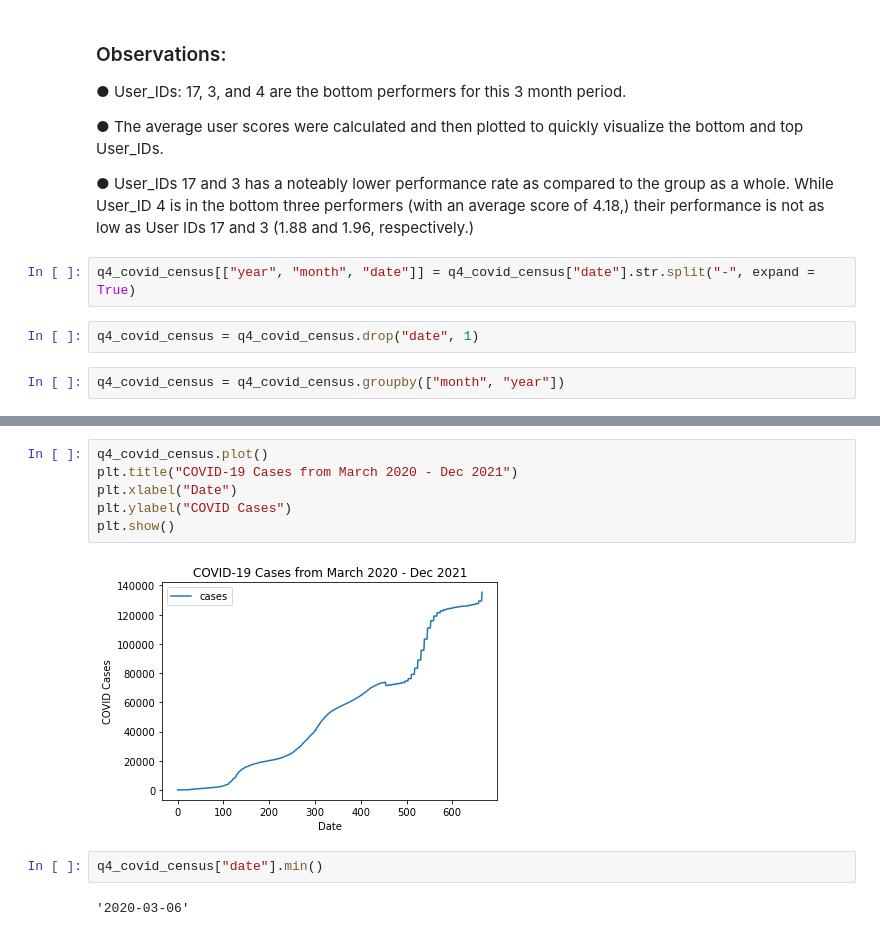
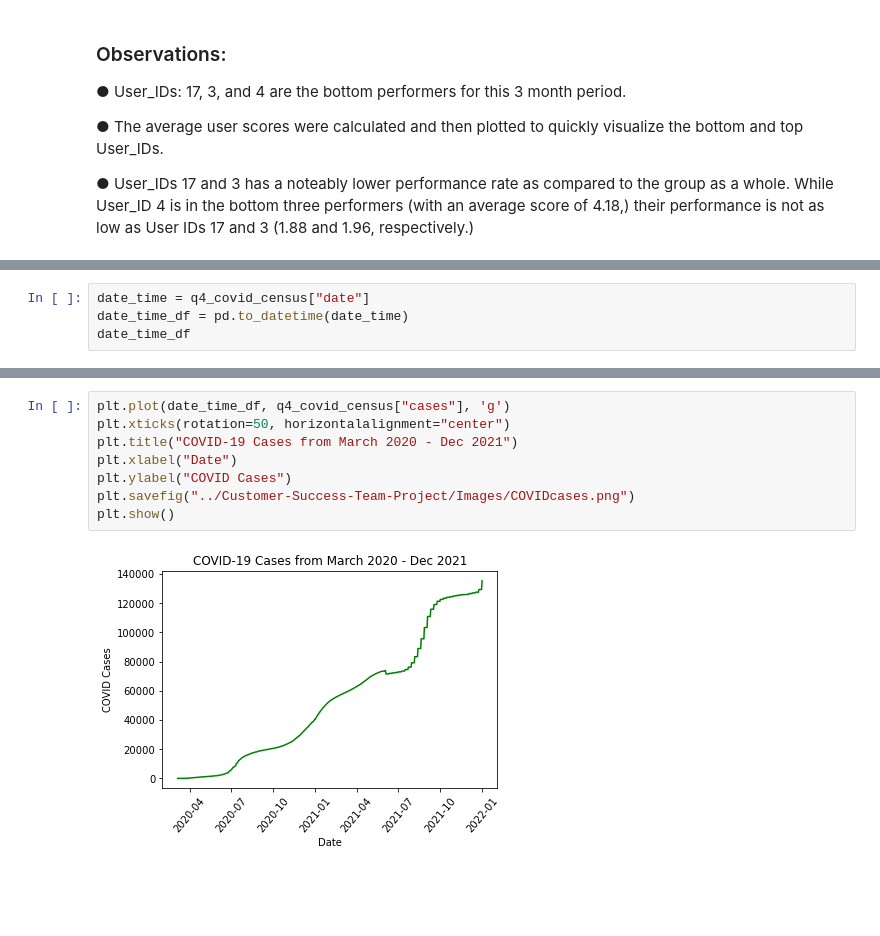
Before and after one commit to valputla/Customer-Success-Project, a Jupyter notebook: Take Home Analysis.ipynb, the cells around one changed output, grey strips where cells are left out. Cells and saved outputs as stored; diff of their text form; blank space fills up the shorter version.

Commit message:
Completed line graphs

```diff
--- a/Take Home Analysis.ipynb
+++ b/Take Home Analysis.ipynb
@@ -172,9 +173,3 @@ plt.show()
 ● The average user scores were calculated and then plotted to quickly visualize the bottom and top User_IDs.
 
 ● User_IDs 17 and 3 has a noteably lower performance rate as compared to the group as a whole. While User_ID 4 is in the bottom three performers (with an average score of 4.18,) their performance is not as low as User IDs 17 and 3 (1.88 and 1.96, respectively.)
-# %%
-q4_covid_census[["year", "month", "date"]] = q4_covid_census["date"].str.split("-", expand = True)
-# %%
-q4_covid_census = q4_covid_census.drop("date", 1)
-# %%
-q4_covid_census = q4_covid_census.groupby(["month", "year"])
@@ -182,0 +176,4 @@ AttributeError: 'DataFrameGroupBy' object has no attribute 'groupby'
+# %%
+date_time = q4_covid_census["date"]
+date_time_df = pd.to_datetime(date_time)
+date_time_df
@@ -183,12 +193,10 @@ AttributeError: 'DataFrameGroupBy' object has no attribute 'groupby'
 # %%
-q4_covid_census.plot()
+plt.plot(date_time_df, q4_covid_census["cases"], 'g')
+plt.xticks(rotation=50, horizontalalignment="center")
 plt.title("COVID-19 Cases from March 2020 - Dec 2021")
 plt.xlabel("Date")
 plt.ylabel("COVID Cases")
+plt.savefig("../Customer-Success-Team-Project/Images/COVIDcases.png")
 plt.show()
 # %% [output]
-[figure, old version]
+[figure, new version]
-# %%
-q4_covid_census["date"].min()
-# %% [output]
-'2020-03-06'
```
Also changed, not shown: parts of 6 cells of this notebook, 2 other files.
